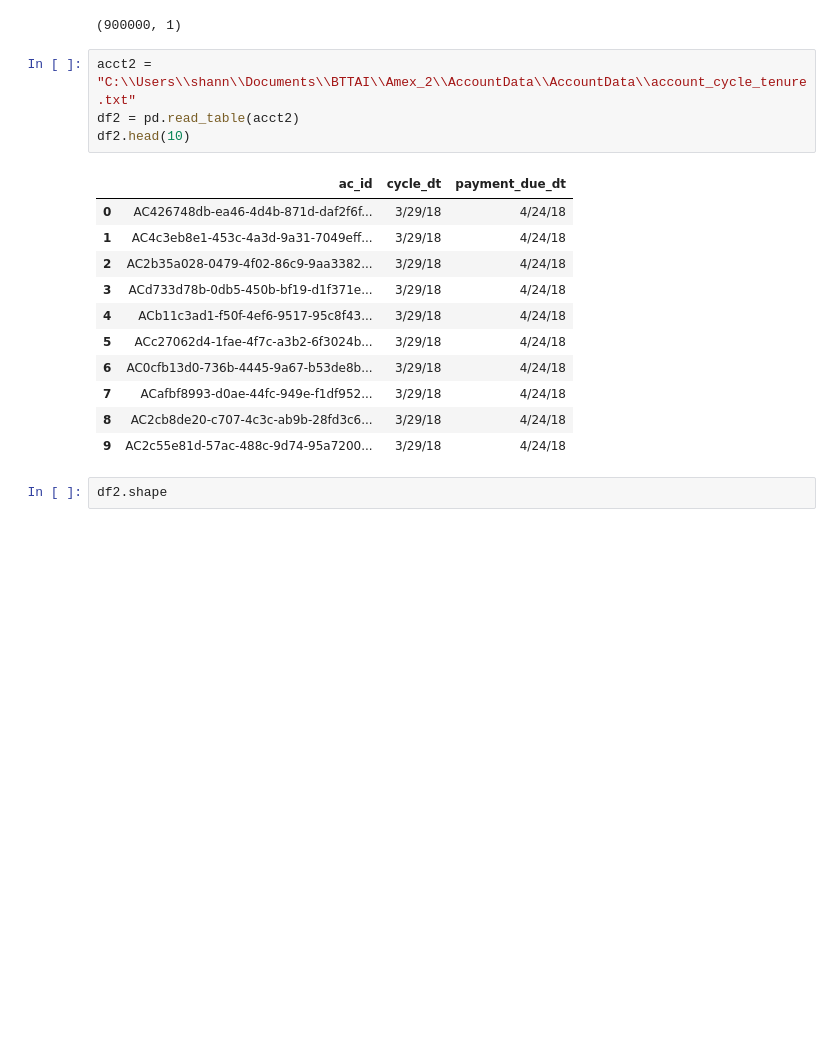
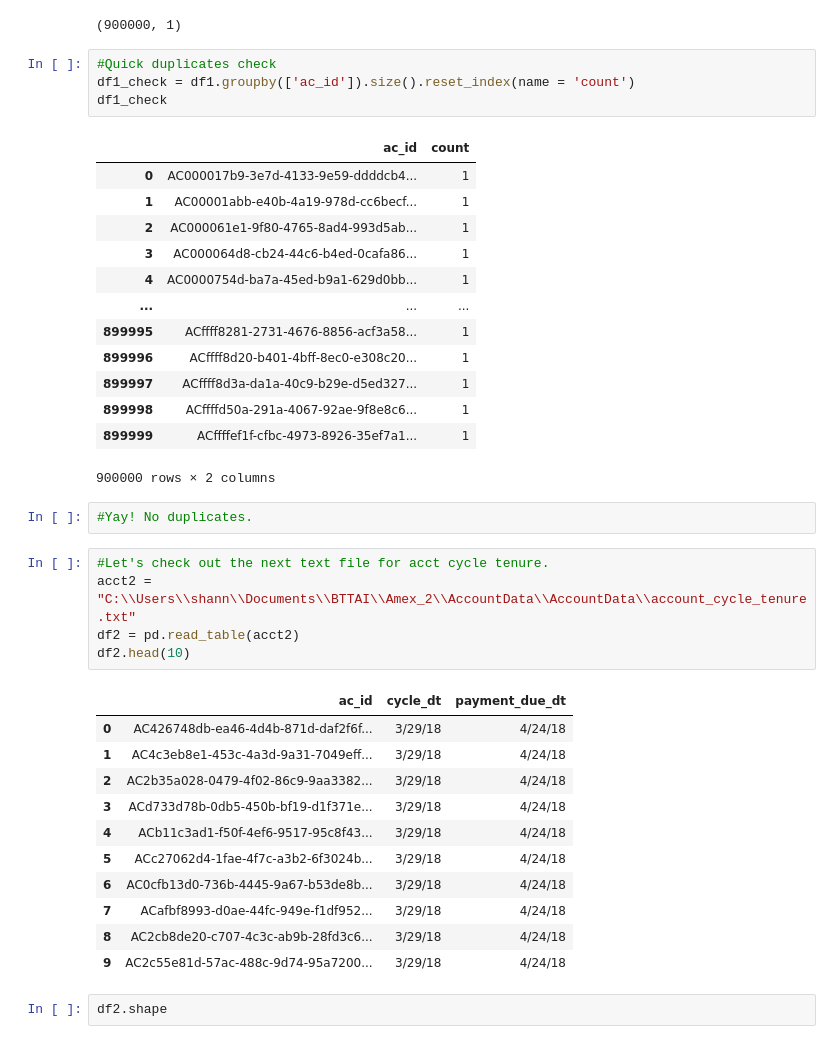
Before and after one commit to jane-z-zou/Arrival-Probability, a Jupyter notebook: Amex_EDA.ipynb, the cells around one changed output. Drawn from its saved outputs; the diff is of its cells as text; blank space fills up the shorter version.

```diff
--- a/Amex_EDA.ipynb
+++ b/Amex_EDA.ipynb
@@ -22,7 +22,28 @@ df1.head(10)
 df1.shape
 # %% [output]
 (900000, 1)
+# %%
+#Quick duplicates check
+df1_check = df1.groupby(['ac_id']).size().reset_index(name = 'count')
+df1_check
+# %% [output]
+|  | ac_id | count |
+| 0 | AC000017b9-3e7d-4133-9e59-ddddcb4... | 1 |
+| 1 | AC00001abb-e40b-4a19-978d-cc6becf... | 1 |
+| 2 | AC000061e1-9f80-4765-8ad4-993d5ab... | 1 |
+| 3 | AC000064d8-cb24-44c6-b4ed-0cafa86... | 1 |
+| 4 | AC0000754d-ba7a-45ed-b9a1-629d0bb... | 1 |
+| ... | ... | ... |
+| 899995 | ACffff8281-2731-4676-8856-acf3a58... | 1 |
+| 899996 | ACffff8d20-b401-4bff-8ec0-e308c20... | 1 |
+| 899997 | ACffff8d3a-da1a-40c9-b29e-d5ed327... | 1 |
+| 899998 | ACffffd50a-291a-4067-92ae-9f8e8c6... | 1 |
+| 899999 | ACffffef1f-cfbc-4973-8926-35ef7a1... | 1 |
+900000 rows × 2 columns
+# %%
+#Yay! No duplicates.
 # %%
+#Let's check out the next text file for acct cycle tenure.
 acct2 = "C:\\Users\\shann\\Documents\\BTTAI\\Amex_2\\AccountData\\AccountData\\account_cycle_tenure.txt"
 df2 = pd.read_table(acct2)
 df2.head(10)
```
Also changed, not shown: parts of 15 cells of this notebook.
